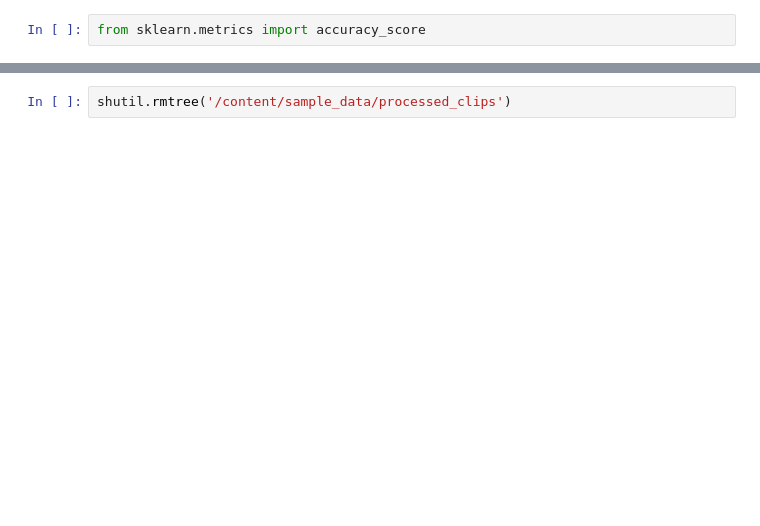
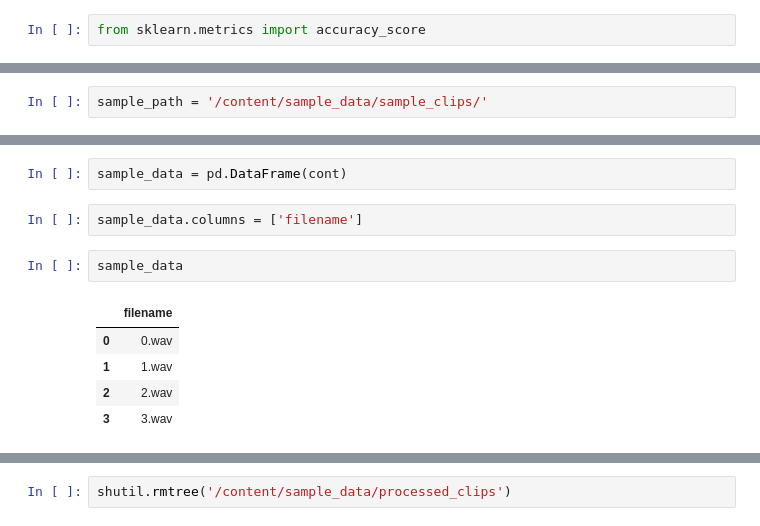
Before and after one commit to mahesh15913/Analysis-Prediction-of-Lung-diseases-using-Lung-Beats, a Jupyter notebook: lung_disease_classification.ipynb, the cells around one changed output, grey strips where cells are left out. Saved outputs shown, nothing was run; the diff lists cells and outputs as text; blank space fills up the shorter version.

```diff
--- a/lung_disease_classification.ipynb
+++ b/lung_disease_classification.ipynb
@@ -1012,0 +967,2 @@ print(accuracy_score(y_pred1,Y_test))
+# %%
+sample_path = '/content/sample_data/sample_clips/'
@@ -1012,0 +974,12 @@ print(accuracy_score(y_pred1,Y_test))
+# %%
+sample_data = pd.DataFrame(cont)
+# %%
+sample_data.columns = ['filename']
+# %%
+sample_data
+# %% [output]
+|  | filename |
+| 0 | 0.wav |
+| 1 | 1.wav |
+| 2 | 2.wav |
+| 3 | 3.wav |
```
Also changed, not shown: parts of 45 cells of this notebook, 1 other file.
